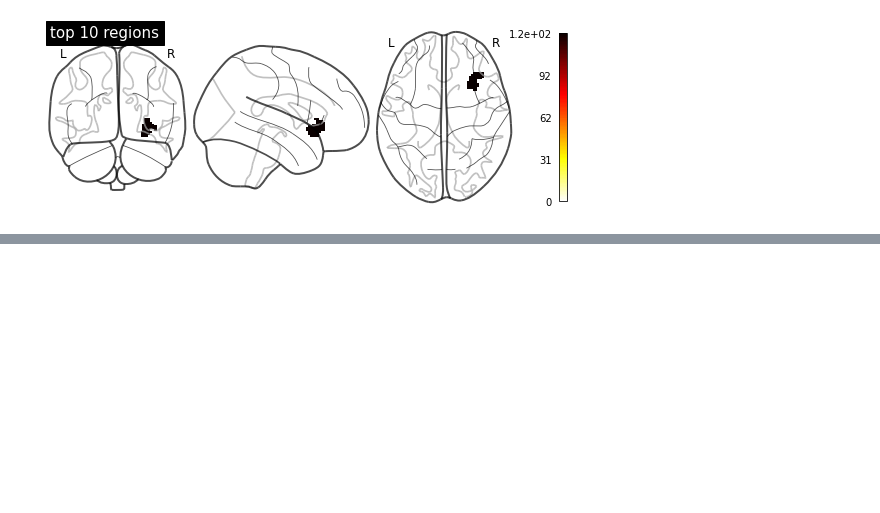
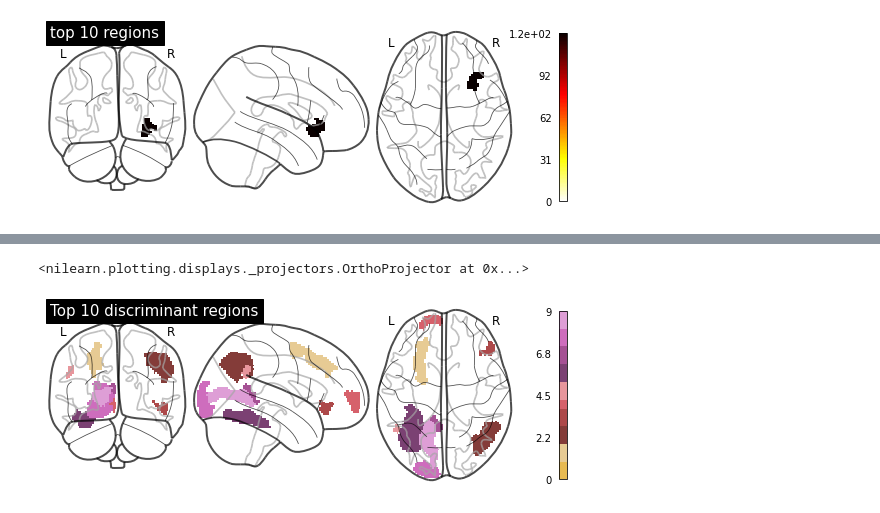
Before and after one commit to Xanthylajoie/sex_diff, a Jupyter notebook: atlas_region.ipynb, the cells around one changed output, grey strips where cells are left out. Drawn from its saved outputs; the diff is of its cells as text; code cells hidden in the pictures; blank space fills up the shorter version.

```diff
--- a/atlas_region.ipynb
+++ b/atlas_region.ipynb
@@ -68,0 +73,4 @@ plotting.plot_glass_brain(whole_brain_img, colorbar=True, title='whole brain')
+# %%
+atlas_dest = datasets.fetch_atlas_destrieux_2009(legacy_format=False)
+label = atlas_dest["labels"].drop([0,42,117])
+label = label.reset_index()
@@ -68,0 +107,22 @@ plotting.plot_glass_brain(whole_brain_img, colorbar=True, title='whole brain')
+# %%
+index = [55, 100, 88, 5, 56, 21, 10, 43, 45]
+offset_counter = 1
+
+dest_img = image.load_img(atlas_dest.maps)
+dest_affine = dest_img.affine
+dest_img_data = dest_img.get_fdata()
+whole_brain = dest_img_data.copy()
+whole_brain[True] = 0
+
+for i in index:
+    dest_img_data_index = dest_img_data.copy()
+    dest_img_data_index[dest_img_data_index!=i] = 0
+    dest_img_data_index = (dest_img_data_index / i) * offset_counter
+    whole_brain += dest_img_data_index
+    offset_counter += 1
+
+whole_brain_img = image.image.new_img_like(dest_img, whole_brain, affine=dest_affine, copy_header=True)
+plotting.plot_glass_brain(whole_brain_img, colorbar=True, title='Top 10 discriminant regions', cmap="tab20b")
+# %% [output]
+<nilearn.plotting.displays._projectors.OrthoProjector at 0x...>
+[figure, added]
```
Also changed, not shown: parts of 3 cells of this notebook, 1 other file.
